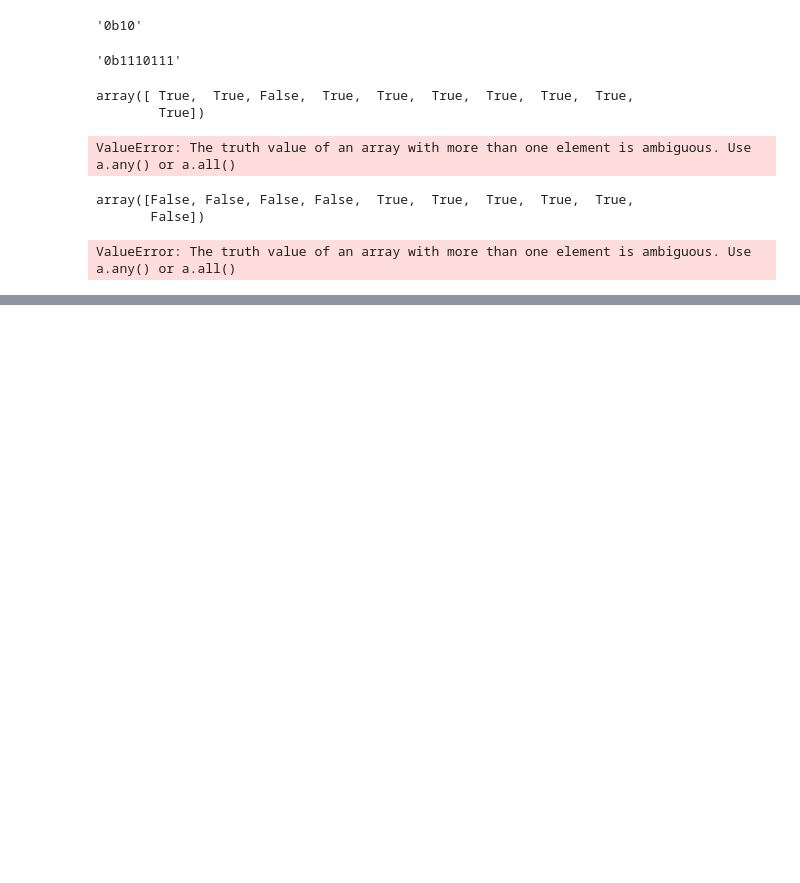
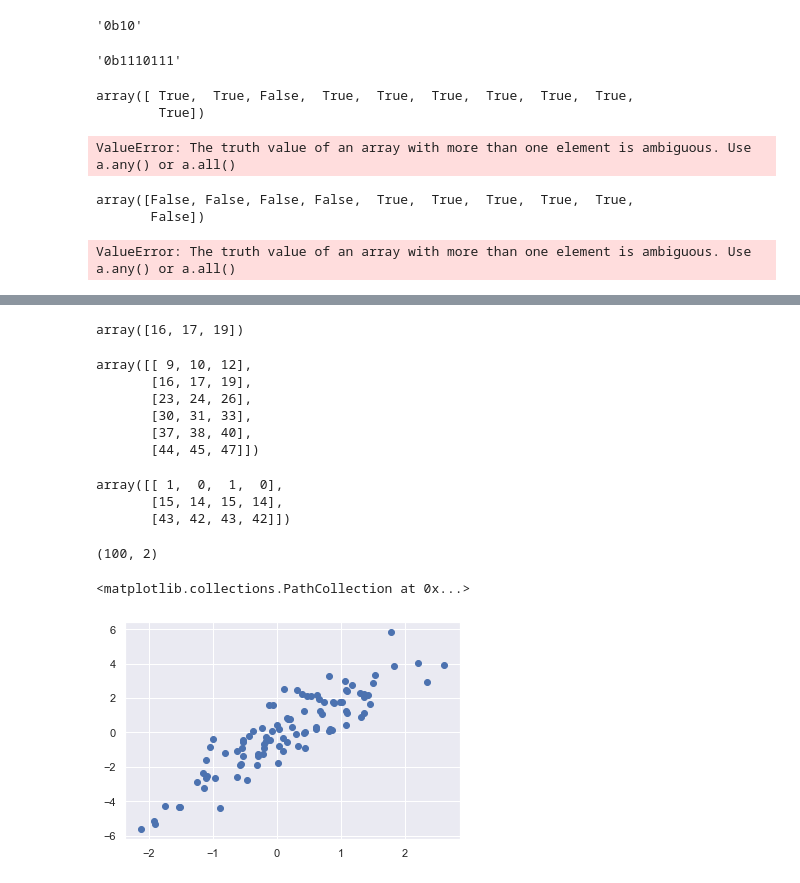
Before and after one commit to chwang12341/Book, a Jupyter notebook: Python-Data-Science-Handbook-Personal-Note/NumPy/NumPy#1.ipynb, the cells around one changed output, grey strips where cells are left out. Cells and saved outputs as stored; diff of their text form; code cells hidden in the pictures; blank space fills up the shorter version.

```diff
--- a/Python-Data-Science-Handbook-Personal-Note/NumPy/NumPy#1.ipynb
+++ b/Python-Data-Science-Handbook-Personal-Note/NumPy/NumPy#1.ipynb
@@ -728,0 +731,7 @@ ValueError: The truth value of an array with more than one element is ambiguous.
+# %%
+import numpy as np
+rand = np.random.RandomState(2)
+
+## 創建數組
+x = rand.randint(100, size = 10)
+print(x)
@@ -728,0 +793,57 @@ ValueError: The truth value of an array with more than one element is ambiguous.
+# %%
+## 高級索引 + 簡單索引: 將高級索引和簡單索引進行組合，原理其實就是廣播，將標量(Scaler)廣播成一個向量
+## 獲取第三行的第3、第4、第六的元素值
+d2[2, [2, 3, 5]]
+# %% [output]
+array([16, 17, 19])
+# %%
+## 高級索引 + 切片
+## 獲取第二行以後的第3、第4、第六的元素值
+d2[1:, [2, 3, 5]]
+# %% [output]
+array([[ 9, 10, 12],
+       [16, 17, 19],
+       [23, 24, 26],
+       [30, 31, 33],
+       [37, 38, 40],
+       [44, 45, 47]])
+# %%
+## 高級索引 + 遮蓋(Masking)
+
+## 創建遮蓋Mask
+mask = np.array([1, 0, 1,0])
+
+## 構建行的索引
+row = np.array([0, 2, 6])
+
+## 獲取第1、3、七行的第1跟第2個位置
+d2[row[:, np.newaxis], mask]
+# %% [output]
+array([[ 1,  0,  1,  0],
+       [15, 14, 15, 14],
+       [43, 42, 43, 42]])
+# %%
+## 設定平均值和共變異數
+mean = [0, 0]
+cov = [[1, 2],
+       [2, 5]]
+
+
+## 創建二維正態分布
+x = rand.multivariate_normal(mean, cov, 100)
+# print(x)
+x.shape
+# %% [output]
+(100, 2)
+# %%
+## 視覺化
+%matplotlib inline
+import matplotlib.pyplot as plt
+## 設定圖表風格
+import seaborn; seaborn.set()
+
+
+plt.scatter(x[:, 0], x[:, 1])
+# %% [output]
+<matplotlib.collections.PathCollection at 0x...>
+[figure, added]
```
Also changed, not shown: parts of 29 cells of this notebook, 6 other files.
